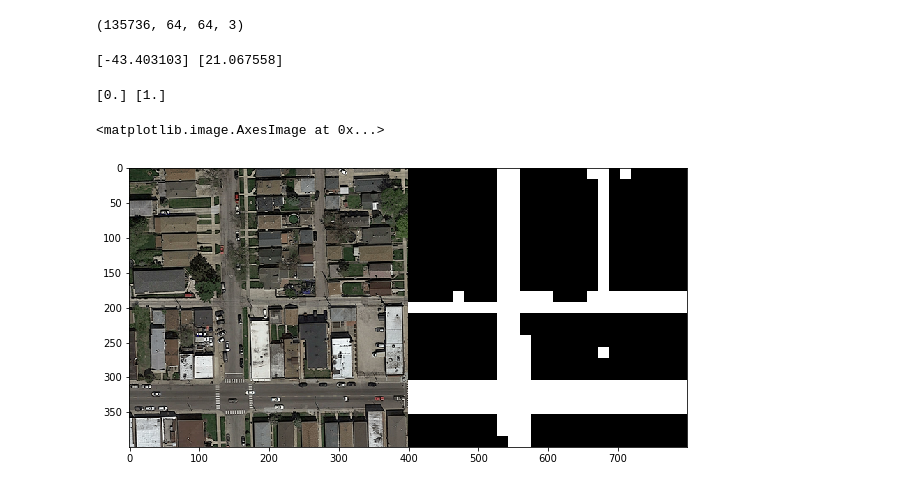
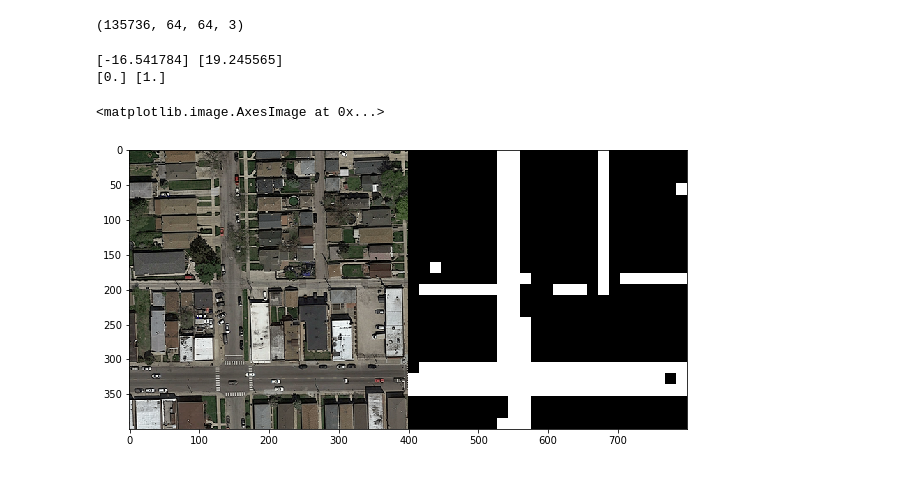
Before and after one commit to matejsladek/CIL_street, a Jupyter notebook: code/patch_based/main.ipynb, the cells around one changed output. Cells and saved outputs as stored; diff of their text form; code cells hidden in the pictures.

Commit message:
save test/eval results

```diff
--- a/code/patch_based/main.ipynb
+++ b/code/patch_based/main.ipynb
@@ -186,5 +196,7 @@ Y = np.asarray([value_to_class(np.mean(gt_patches[i])) for i in range(len(gt_pat
 X.shape, Y.shape
 # %% [output]
 ((62500, 64, 64, 3), (62500,))
+# %%
+indices = np.arange(X.shape[0])
 # %%
-X_train, X_test, y_train, y_test = sk.train_test_split(X,Y,test_size=0.20, random_state = 42)
+X_train, X_test, y_train, y_test, indices_train, indices_test = sk.train_test_split(X,Y,indices,test_size=0.20, random_state = 42)
@@ -202,8 +223,8 @@ model = Sequential([
     Conv2D(64, 3, padding='same', activation='relu'),
     MaxPooling2D(),
     Flatten(),
-    Dense(512, activation='relu'),
-    Dropout(0.5),
+#     Dense(512, activation='relu'),
+#     Dropout(0.5),
     Dense(128, activation='relu'),
     Dropout(0.5),
     Dense(1)
@@ -264,31 +287,29 @@ test_patches.shape
 # %%
 prediction = model.predict(test_patches)
 print(min(prediction), max(prediction))
+prediction = (np.sign(prediction)+1)/2
+print(min(prediction), max(prediction))
 # %% [output]
-[-43.403103] [21.067558]
+[-16.541784] [19.245565]
+[0.] [1.]
-# %%
-prediction2 = (np.sign(prediction)+1)/2
-print(min(prediction2), max(prediction2))
-# %% [output]
-[0.] [1.]
 # %%
 prediction_train = model.predict(img_patches)
-prediction_train2 = (np.sign(prediction_train)+1)/2
+prediction_train = (np.sign(prediction_train)+1)/2
 # %%
 # # Display prediction as an image
 img_idx = 13
 w = gt_imgs[img_idx].shape[0]
 h = gt_imgs[img_idx].shape[1]
 patches_per_image = int(w*h/16/16)
 fr = patches_per_image*img_idx
 to = patches_per_image*(img_idx+1)
-labels = prediction_train2[fr:to+1]
+labels = prediction_train[fr:to+1]
 predicted_im = label_to_img(w, h, patch_size, patch_size, labels)
 cimg = concatenate_images(imgs[img_idx], predicted_im)
 fig1 = plt.figure(figsize=(10, 10)) # create a figure with the default size
 # plt.imshow(predicted_img, cmap='Greys_r')
 plt.imshow(cimg, cmap='Greys_r')
 # plt.imshow(overlay)
 # %% [output]
 <matplotlib.image.AxesImage at 0x...>
-[figure, old version]
+[figure, new version]
```
Also changed, not shown: parts of 16 cells of this notebook.
